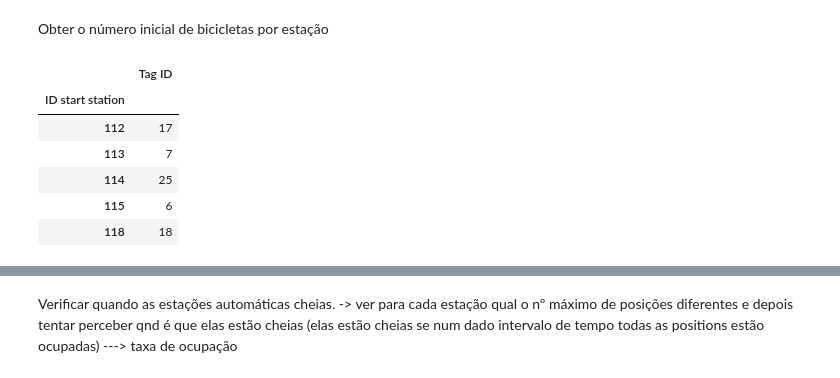
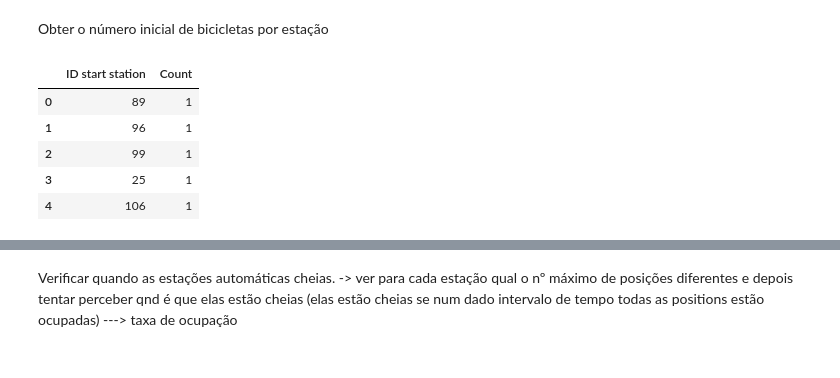
Before and after one commit to anafsa/ChildrenOfJupyter, a Jupyter notebook: Stage-3/EDA-Ana.ipynb, the cells around one changed output, grey strips where cells are left out. Cells and saved outputs as stored; diff of their text form; code cells hidden in the pictures.

```diff
--- a/Stage-3/EDA-Ana.ipynb
+++ b/Stage-3/EDA-Ana.ipynb
@@ -145,26 +140,29 @@ Obter o número inicial de bicicletas por estação
 # %%
 # ver o primeiro mês em que a estação abre, e fazer a contagens por aí
 
 def get_init_number_of_bikes_per_station(_df):
     df = _df.copy()
     df = df[["Tag ID", "Start loan", "ID start station"]]
     df["Start loan"] = pd.to_datetime(df["Start loan"], format='%Y-%m-%d %H:%M:%S.%f')
     df = df.sort_values(by="Start loan")
     # for each tag get first station
     df = df.groupby("Tag ID").first() \
             .reset_index() \
             [["Tag ID", "ID start station"]]
     # for each station get initial number of bikes
     df = df.groupby("ID start station").count()
+    df = df.rename(columns={'Tag ID':'Count'})
+    df = df.sort_values(by=['Count'])
+    df = df.reset_index()
+    df["ID start station"] = df["ID start station"].astype(str)
     return df
 
 init_n_bikes = get_init_number_of_bikes_per_station(df)
-init_n_bikes.tail()
+init_n_bikes.head()
 # %% [output]
-|  | Tag ID |
-| ID start station |  |
-| 112 | 17 |
-| 113 | 7 |
-| 114 | 25 |
-| 115 | 6 |
-| 118 | 18 |
+|  | ID start station | Count |
+| 0 | 89 | 1 |
+| 1 | 96 | 1 |
+| 2 | 99 | 1 |
+| 3 | 25 | 1 |
+| 4 | 106 | 1 |
```
Also changed, not shown: parts of 13 cells of this notebook.
